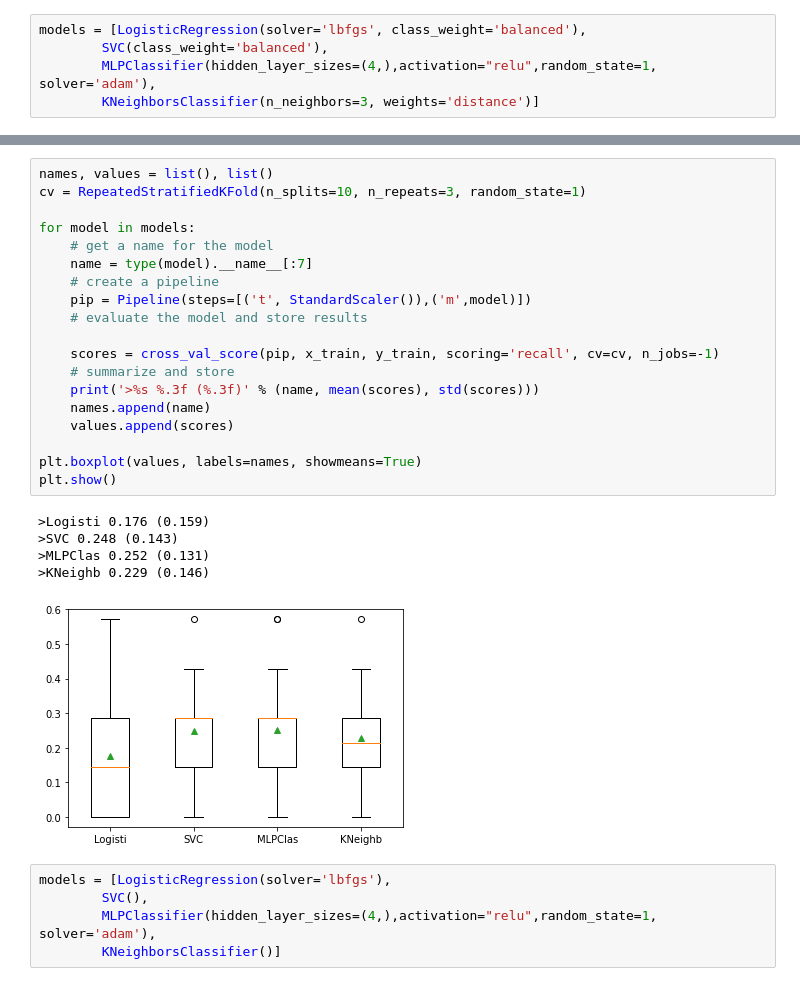
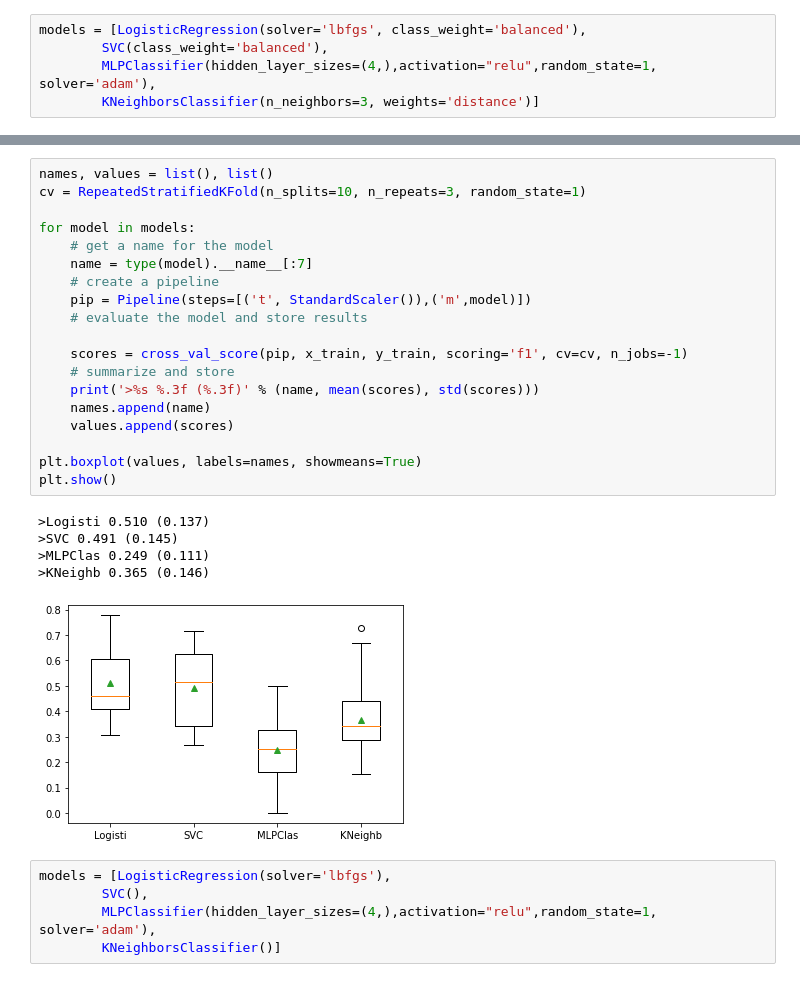
Before and after one commit to Bryan-Suelo/machine_learning, a Jupyter notebook: haberman_Survival/Haberman_survivals.ipynb, the cells around one changed output, grey strips where cells are left out. Saved outputs shown, nothing was run; the diff lists cells and outputs as text.

```diff
--- a/haberman_Survival/Haberman_survivals.ipynb
+++ b/haberman_Survival/Haberman_survivals.ipynb
@@ -185,28 +194,28 @@ plt.show()
 # %%
 names, values = list(), list()
 cv = RepeatedStratifiedKFold(n_splits=10, n_repeats=3, random_state=1)
 
 for model in models:
 	# get a name for the model
 	name = type(model).__name__[:7]
 	# create a pipeline
 	pip = Pipeline(steps=[('t', StandardScaler()),('m',model)])
 	# evaluate the model and store results
 
-	scores = cross_val_score(pip, x_train, y_train, scoring='recall', cv=cv, n_jobs=-1)
+	scores = cross_val_score(pip, x_train, y_train, scoring='f1', cv=cv, n_jobs=-1)
 	# summarize and store
 	print('>%s %.3f (%.3f)' % (name, mean(scores), std(scores)))
 	names.append(name)
 	values.append(scores)
 
 plt.boxplot(values, labels=names, showmeans=True)
 plt.show()
 # %% [output]
->Logisti 0.176 (0.159)
->SVC 0.248 (0.143)
->MLPClas 0.252 (0.131)
->KNeighb 0.229 (0.146)
+>Logisti 0.510 (0.137)
+>SVC 0.491 (0.145)
+>MLPClas 0.249 (0.111)
+>KNeighb 0.365 (0.146)
-[figure, old version]
+[figure, new version]
 # %%
 models = [LogisticRegression(solver='lbfgs'),
         SVC(),
```
Also changed, not shown: parts of 31 cells of this notebook.
